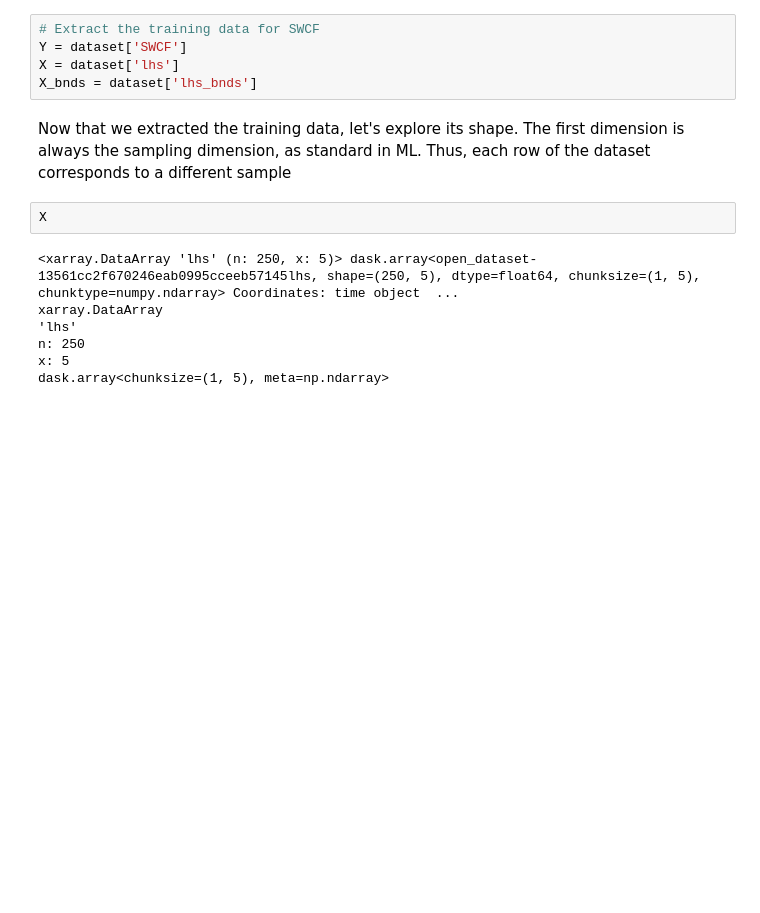
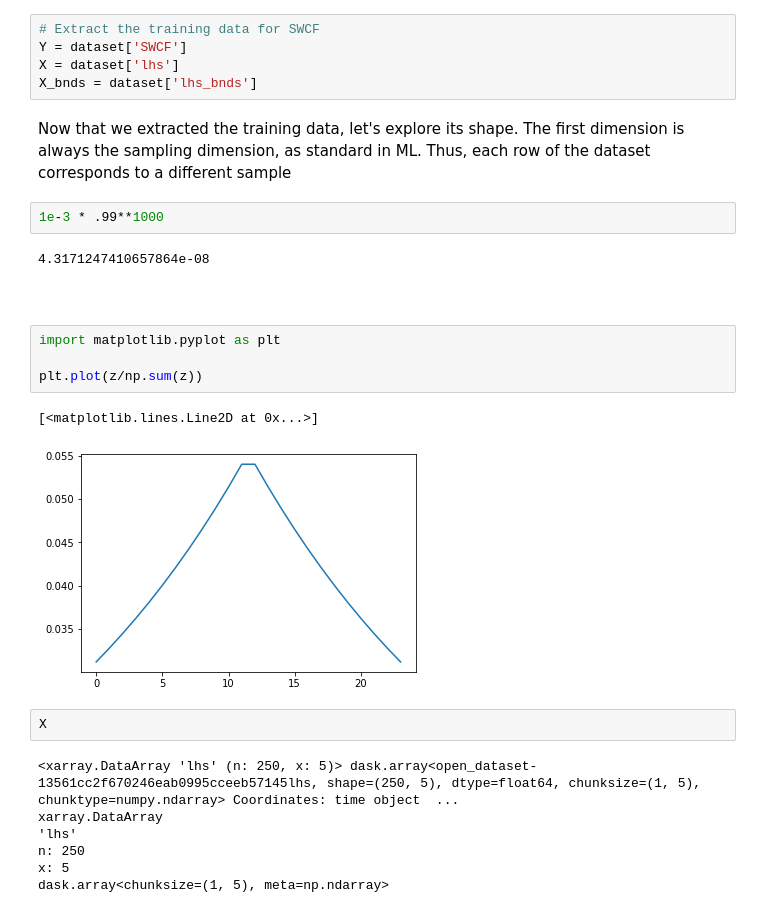
Before and after one commit to Fath-Elmisbah/climate_surrugate_prediction, a Jupyter notebook: Understanding_Data/Getting started.ipynb, the cells around one changed output. Saved outputs shown, nothing was run; the diff lists cells and outputs as text; blank space fills up the shorter version.

```diff
--- a/Understanding_Data/Getting started.ipynb
+++ b/Understanding_Data/Getting started.ipynb
@@ -107,6 +106,19 @@ X = dataset['lhs']
 X_bnds = dataset['lhs_bnds']
 # %% [markdown]
 Now that we extracted the training data, let's explore its shape. The first dimension is always the sampling dimension, as standard in ML. Thus, each row of the dataset corresponds to a different sample
+# %%
+1e-3 * .99**1000
+# %% [output]
+4.3171247410657864e-08
+# %% [markdown]
+##
+# %%
+import matplotlib.pyplot as plt
+
+plt.plot(z/np.sum(z))
+# %% [output]
+[<matplotlib.lines.Line2D at 0x...>]
+[figure, added]
 # %%
 X
 # %% [output]
```
Also changed, not shown: parts of 2 cells of this notebook, 4 other files.
